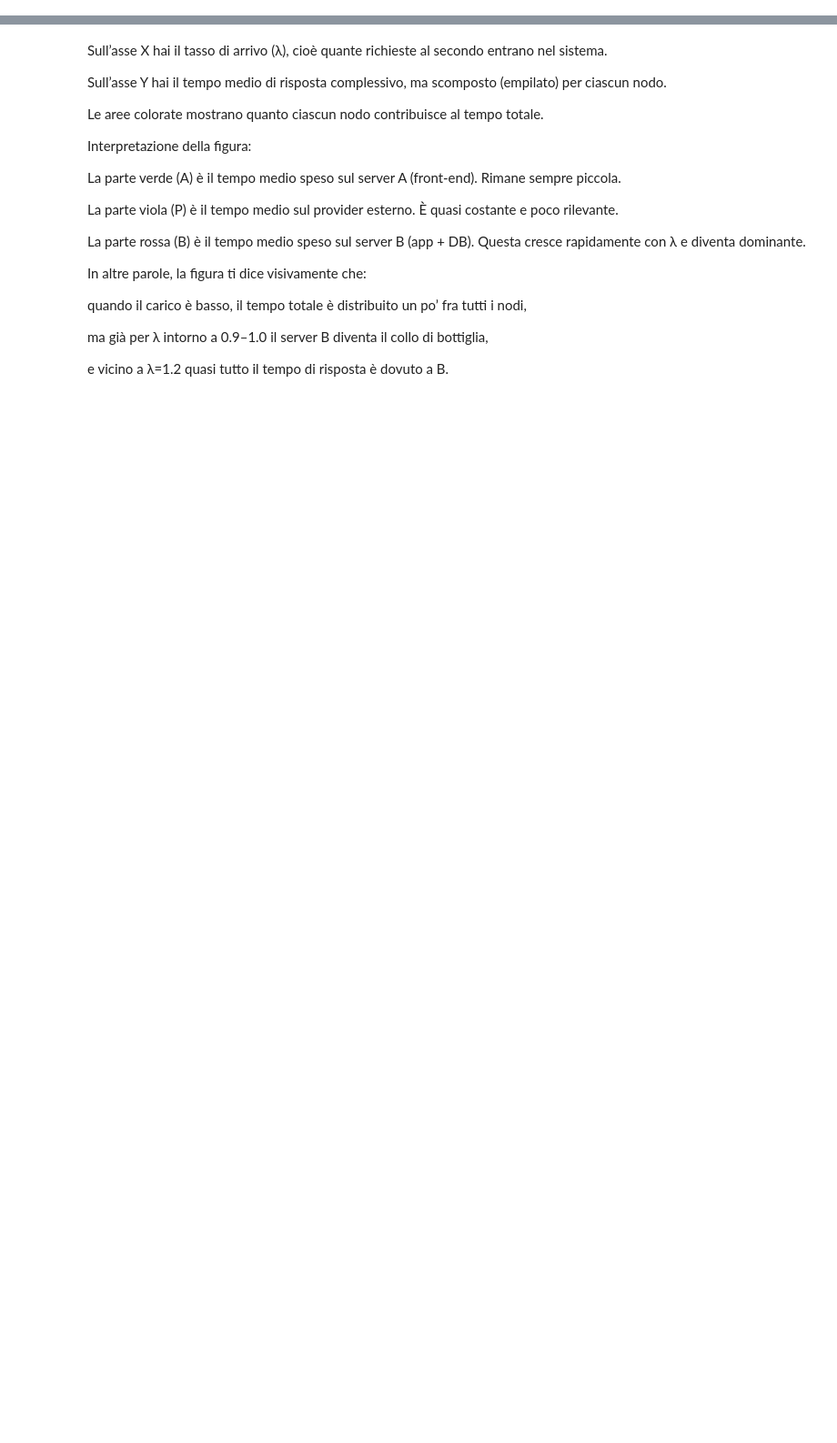
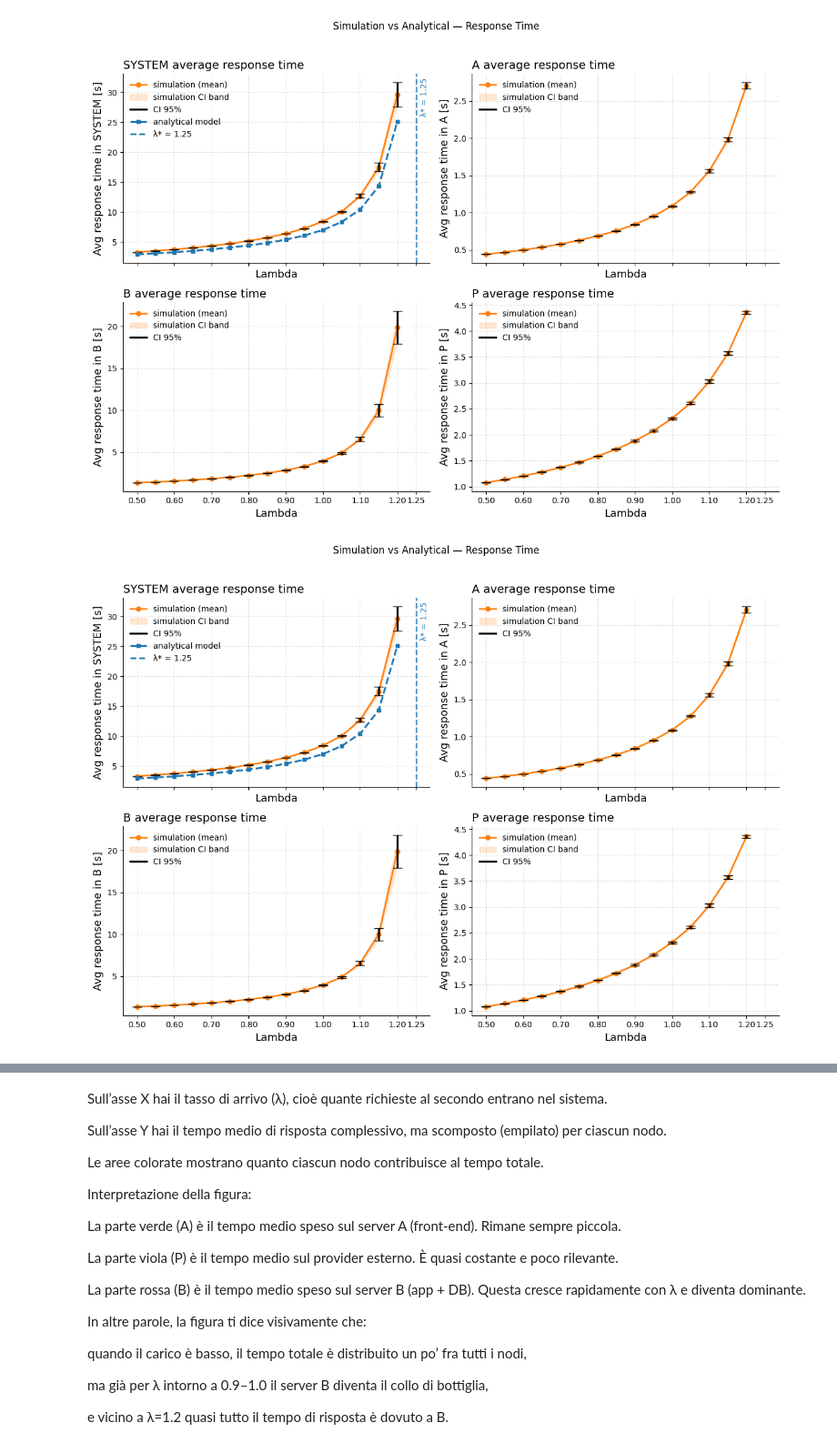
Before and after one commit to Dissan97/PMCNS-PROJECT, a Jupyter notebook: Project.ipynb, the cells around one changed output, grey strips where cells are left out. Shown at 91% size. Saved outputs shown, nothing was run; the diff lists cells and outputs as text; code cells hidden in the pictures; blank space fills up the shorter version.

```diff
--- a/Project.ipynb
+++ b/Project.ipynb
@@ -1312,17 +1321,20 @@ def plot_finite_response_time_banded_v3(
 # %%
 # df di simulazione -> 'files' (lista di CSV) o un singolo CSV/DF
 # analytic_df -> il CSV analitico già caricato (con 'arrival_rate','mean_response_time', opz. 'X_max')
 
 plot_finite_response_time_banded_v3(
     files_or_path=files,
     analytic_df=analytic_df,
-    n_rep=5,
+    n_rep=10,
     conf=0.95,
     ci_design_effect=12.0,
     ci_fill=True,
     min_display_half=0.0,
     node_order=["A", "B", "P"],
     collapse_how="mean",
     figsize=(12, 9),
     title="Simulation vs Analytical — Response Time"
 )
+# %% [output]
+[figure, added]
+[figure, added]
```
Also changed, not shown: parts of 30 cells of this notebook, 3 other files.
